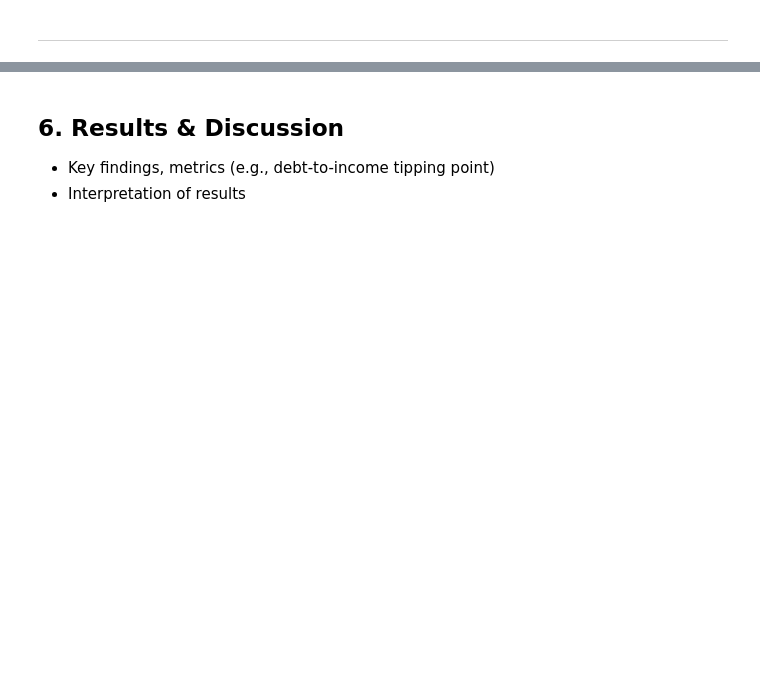
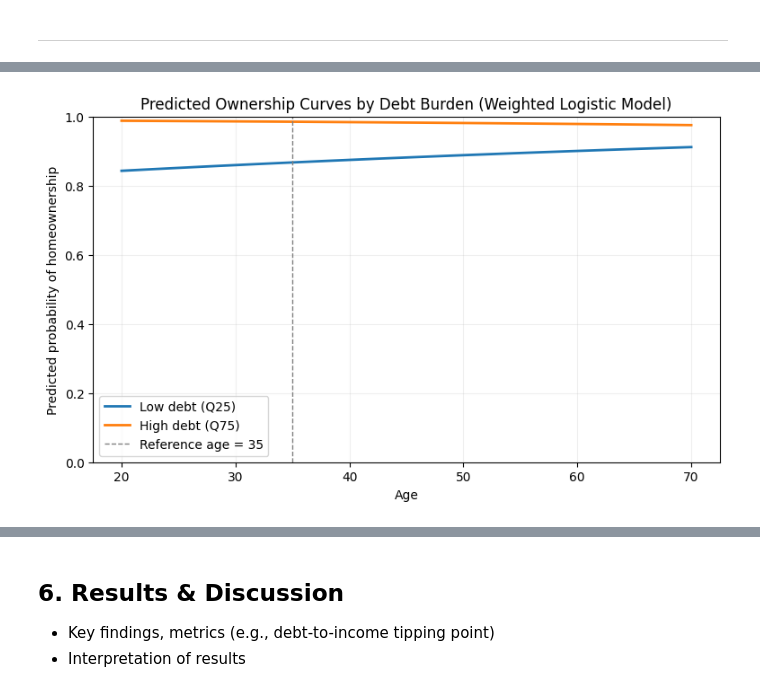
Before and after one commit to RaghavDewangan/Math189FinalProject, a Jupyter notebook: final.ipynb, the cells around one changed output, grey strips where cells are left out. Saved outputs shown, nothing was run; the diff lists cells and outputs as text; code cells hidden in the pictures; blank space fills up the shorter version.

Commit message:
modelling

```diff
--- a/final.ipynb
+++ b/final.ipynb
@@ -357,0 +574,19 @@ We will use a t-test on the slope of a linear regression model to test this hypo
+# %%
+# 1) Weighted OLS among homeowners: association between debt burden and age
+ols_formula = "AGE ~ log_debt + DEBT2INC + log_income + log_networth + C(EDUC) + C(RACE) + C(HHSEX)"
+
+ols_fit = smf.wls(
+    ols_formula,
+    data=owners_df,
+    weights=owners_df['WGT']
+).fit(cov_type='HC3')
+
+print(ols_fit.summary())
+
+# Key coefficients table
+ols_key = ols_fit.params.to_frame('coef').join(
+    ols_fit.bse.to_frame('std_err')
+).join(
+    ols_fit.pvalues.to_frame('p_value')
+)
+ols_key.loc[[idx for idx in ols_key.index if idx in ['log_debt', 'DEBT2INC', 'log_income', 'log_networth']]]
@@ -357,0 +770,66 @@ We will use a t-test on the slope of a linear regression model to test this hypo
+# %%
+import matplotlib.pyplot as plt
+
+# ---- Visualization: ownership probability curves ----
+curve_df = pd.DataFrame({
+    'age': ages_low,
+    'Low debt (Q25)': p_low,
+    'High debt (Q75)': p_high,
+})
+
+plt.figure(figsize=(9, 5))
+plt.plot(curve_df['age'], curve_df['Low debt (Q25)'], label='Low debt (Q25)', linewidth=2)
+plt.plot(curve_df['age'], curve_df['High debt (Q75)'], label='High debt (Q75)', linewidth=2)
+plt.axvline(ref_age, linestyle='--', linewidth=1, color='gray', label=f'Reference age = {ref_age}')
+plt.ylim(0, 1)
+plt.xlabel('Age')
+plt.ylabel('Predicted probability of homeownership')
+plt.title('Predicted Ownership Curves by Debt Burden (Weighted Logistic Model)')
+plt.legend()
+plt.grid(alpha=0.2)
+plt.show()
+
+# ---- Publication-ready summary table for Section 6 ----
+coef_cols = ['coef', 'std_err', 'p_value']
+ols_focus = ols_key.loc[[k for k in ['log_debt', 'DEBT2INC', 'log_income', 'log_networth'] if k in ols_key.index], coef_cols].copy()
+ols_focus = ols_focus.rename_axis('term').reset_index()
+ols_focus['model'] = 'Weighted OLS (owners only)'
+
+summary_rows = [
+    {'metric': 'Logistic 5-fold ROC-AUC', 'value': float(np.mean(cv_scores['test_roc_auc']))},
+    {'metric': 'Logistic 5-fold Brier score', 'value': float(-np.mean(cv_scores['test_neg_brier_score']))},
+    {'metric': f'Predicted OWN at age {ref_age} (low debt Q25)', 'value': float(p_low_ref)},
+    {'metric': f'Predicted OWN at age {ref_age} (high debt Q75)', 'value': float(p_high_ref)},
+    {'metric': f'Ownership probability gap at age {ref_age} (high-low)', 'value': float(prob_gap_at_ref_age)},
+]
+
+if not np.isnan(shift_high_minus_low):
+    summary_rows.append({
+        'metric': f'Equivalent-age shift: high debt relative to low (years)',
+        'value': float(shift_high_minus_low),
+    })
+elif not np.isnan(shift_low_minus_high):
+    summary_rows.append({
+        'metric': f'Equivalent-age shift: low debt relative to high (years)',
+        'value': float(shift_low_minus_high),
+    })
+else:
+    summary_rows.append({
+        'metric': 'Equivalent-age shift identifiable in [20,70]',
+        'value': np.nan,
+    })
+
+logit_summary = pd.DataFrame(summary_rows)
+
+results_table_section6 = {
+    'ols_key_coefficients': ols_focus,
+    'logit_summary_metrics': logit_summary,
+}
+
+print('Section 6 artifact created: results_table_section6')
+print('\nOLS coefficient summary:')
+display(ols_focus)
+print('\nLogistic/timing summary:')
+display(logit_summary)
+# %% [output]
+[figure, added]
```
Also changed, not shown: parts of 24 cells of this notebook.
